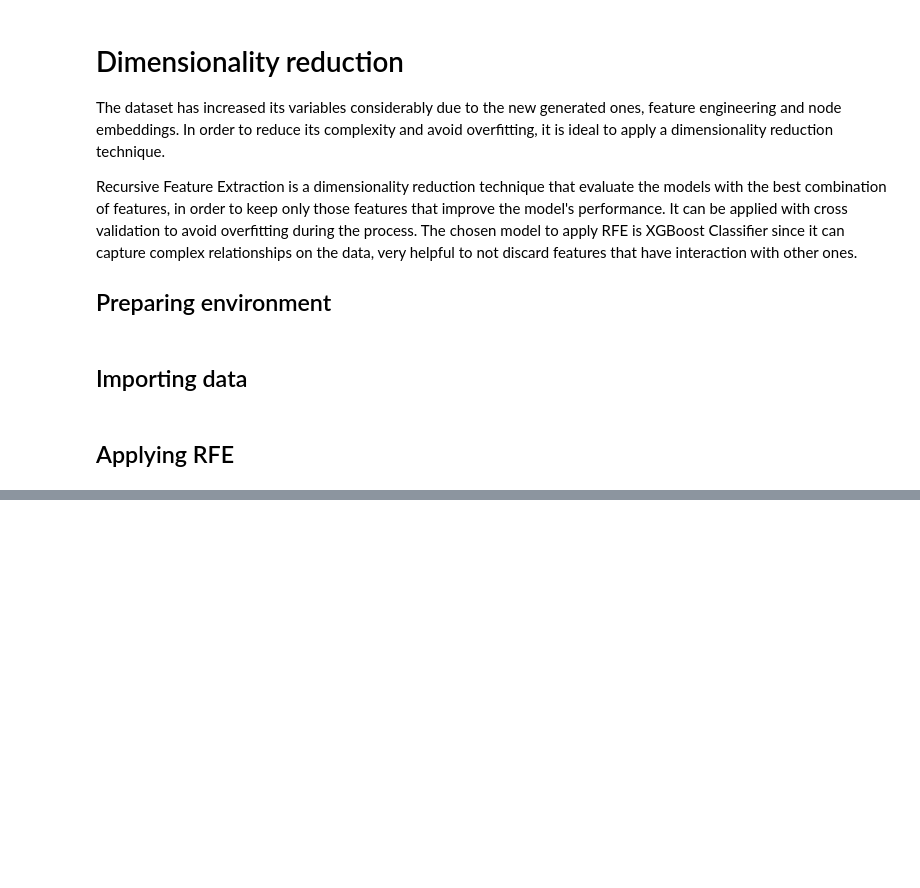
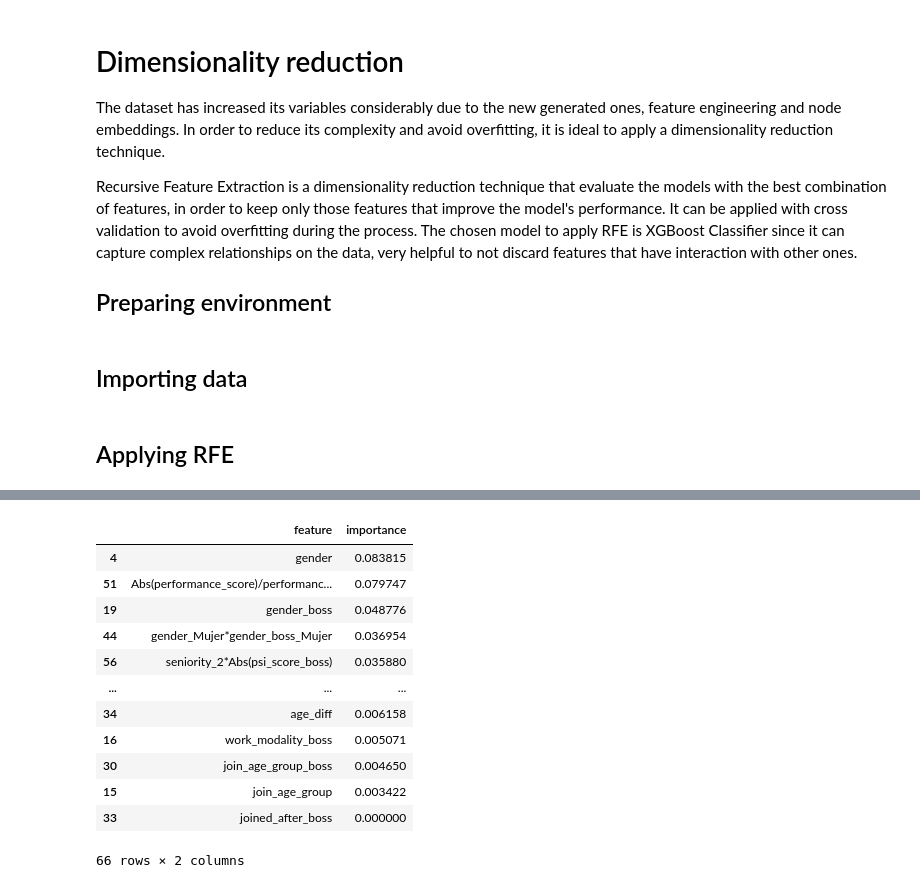
Before and after one commit to Wiferpagri/High-Performance-Employee-Resign-Prediction, a Jupyter notebook: notebooks/5.1-wfp-dimensionality-reduction.ipynb, the cells around one changed output, grey strips where cells are left out. Drawn from its saved outputs; the diff is of its cells as text; code cells hidden in the pictures; blank space fills up the shorter version.

```diff
--- a/notebooks/5.1-wfp-dimensionality-reduction.ipynb
+++ b/notebooks/5.1-wfp-dimensionality-reduction.ipynb
@@ -71,10 +71,0 @@ rfecv = RFECV(
-# %%
-# Applying RFECV on full data
-
-rfecv.fit(train_df, y)
-
-print(f'Optimal number of features: {rfecv.n_features_}')
-
-# List the selected features
-selected_features = train_df.columns[rfecv.support_]
-print("Selected Features: ", selected_features)
@@ -98,0 +72,19 @@ Selected Features:  Index(['seniority_2', 'gender_Mujer', 'gender_boss_Mujer',
+# %%
+# Initializing XGBoost Classifier
+
+xgb = XGBClassifier(random_state=42,
+                    objective='binary:logistic',
+                    eval_metric='logloss',
+                    enable_categorical=True,
+                    booster='dart',
+                    tree_method='hist',
+                    max_depth=6,
+                    n_estimators=1000,
+                    learning_rate=0.01,
+                    colsample_bytree=0.8,
+                    reg_alpha=0.1,
+                    reg_lambda=1.0,
+                    early_stopping_rounds=50
+                    )
+
+xgb.fit(X_train, y_train, eval_set=[(X_test, y_test)], verbose=False)
@@ -98,0 +109,16 @@ Selected Features:  Index(['seniority_2', 'gender_Mujer', 'gender_boss_Mujer',
+# %%
+feature_importance_df
+# %% [output]
+|  | feature | importance |
+| 4 | gender | 0.083815 |
+| 51 | Abs(performance_score)/performanc... | 0.079747 |
+| 19 | gender_boss | 0.048776 |
+| 44 | gender_Mujer*gender_boss_Mujer | 0.036954 |
+| 56 | seniority_2*Abs(psi_score_boss) | 0.035880 |
+| ... | ... | ... |
+| 34 | age_diff | 0.006158 |
+| 16 | work_modality_boss | 0.005071 |
+| 30 | join_age_group_boss | 0.004650 |
+| 15 | join_age_group | 0.003422 |
+| 33 | joined_after_boss | 0.000000 |
+66 rows × 2 columns
```
Also changed, not shown: parts of 15 cells of this notebook, 8 other files.
